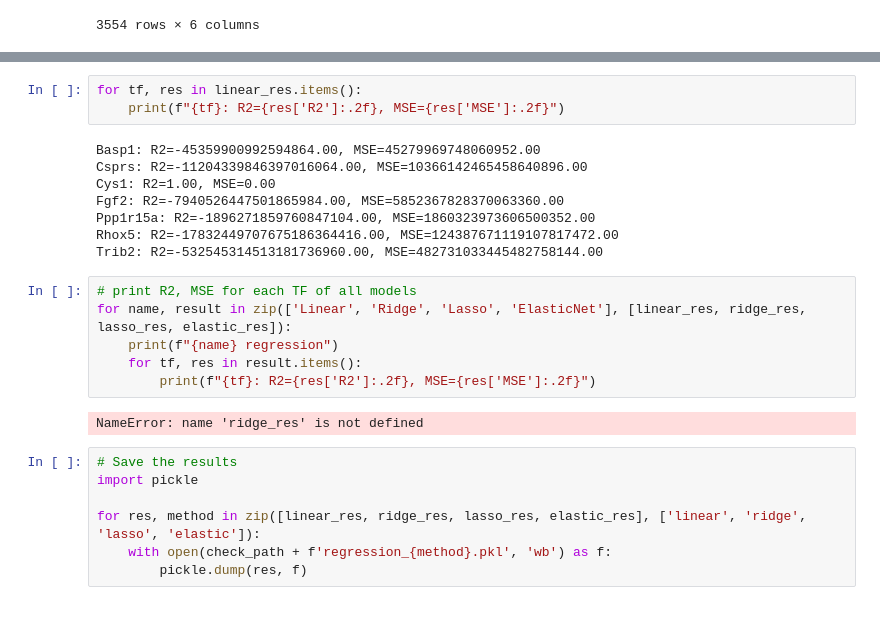
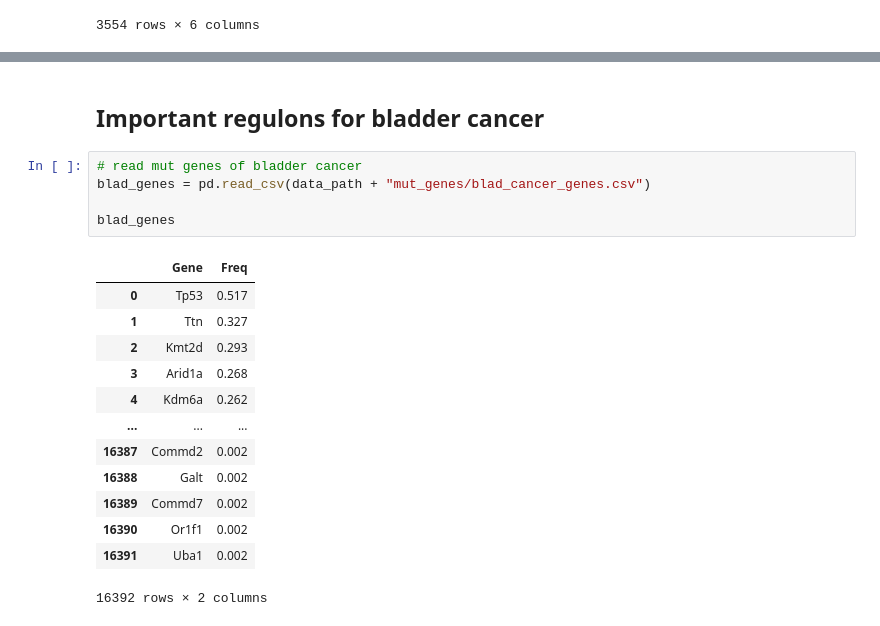
Before and after one commit to FlynnZ221/TFExprPredict, a Jupyter notebook: notebooks/regression.ipynb, the cells around one changed output, grey strips where cells are left out. Drawn from its saved outputs; the diff is of its cells as text.

Commit message:
Implement key features
Add OLS results.
Implement gene selection in regression nb.
Implement regression pipline for TF53 related genes

```diff
--- a/notebooks/regression.ipynb
+++ b/notebooks/regression.ipynb
@@ -217,26 +369,21 @@ Processing Trib2
-# %%
-for tf, res in linear_res.items():
-    print(f"{tf}: R2={res['R2']:.2f}, MSE={res['MSE']:.2f}")
-# %% [output]
-Basp1: R2=-45359900992594864.00, MSE=45279969748060952.00
-Csprs: R2=-11204339846397016064.00, MSE=10366142465458640896.00
-Cys1: R2=1.00, MSE=0.00
-Fgf2: R2=-7940526447501865984.00, MSE=5852367828370063360.00
-Ppp1r15a: R2=-1896271859760847104.00, MSE=1860323973606500352.00
-Rhox5: R2=-17832449707675186364416.00, MSE=124387671119107817472.00
-Trib2: R2=-532545314513181736960.00, MSE=482731033445482758144.00
-# %%
-# print R2, MSE for each TF of all models
-for name, result in zip(['Linear', 'Ridge', 'Lasso', 'ElasticNet'], [linear_res, ridge_res, lasso_res, elastic_res]):
-    print(f"{name} regression")
-    for tf, res in result.items():
-        print(f"{tf}: R2={res['R2']:.2f}, MSE={res['MSE']:.2f}")
-# %% [output]
-NameError: name 'ridge_res' is not defined
-# %%
-# Save the results
-import pickle
-
-for res, method in zip([linear_res, ridge_res, lasso_res, elastic_res], ['linear', 'ridge', 'lasso', 'elastic']):
-    with open(check_path + f'regression_{method}.pkl', 'wb') as f:
-        pickle.dump(res, f)
+# %% [markdown]
+## Important regulons for bladder cancer
+# %%
+# read mut genes of bladder cancer
+blad_genes = pd.read_csv(data_path + "mut_genes/blad_cancer_genes.csv")
+
+blad_genes
+# %% [output]
+|  | Gene | Freq |
+| 0 | Tp53 | 0.517 |
+| 1 | Ttn | 0.327 |
+| 2 | Kmt2d | 0.293 |
+| 3 | Arid1a | 0.268 |
+| 4 | Kdm6a | 0.262 |
+| ... | ... | ... |
+| 16387 | Commd2 | 0.002 |
+| 16388 | Galt | 0.002 |
+| 16389 | Commd7 | 0.002 |
+| 16390 | Or1f1 | 0.002 |
+| 16391 | Uba1 | 0.002 |
+16392 rows × 2 columns
```
Also changed, not shown: parts of 25 cells of this notebook, 9 other files.
